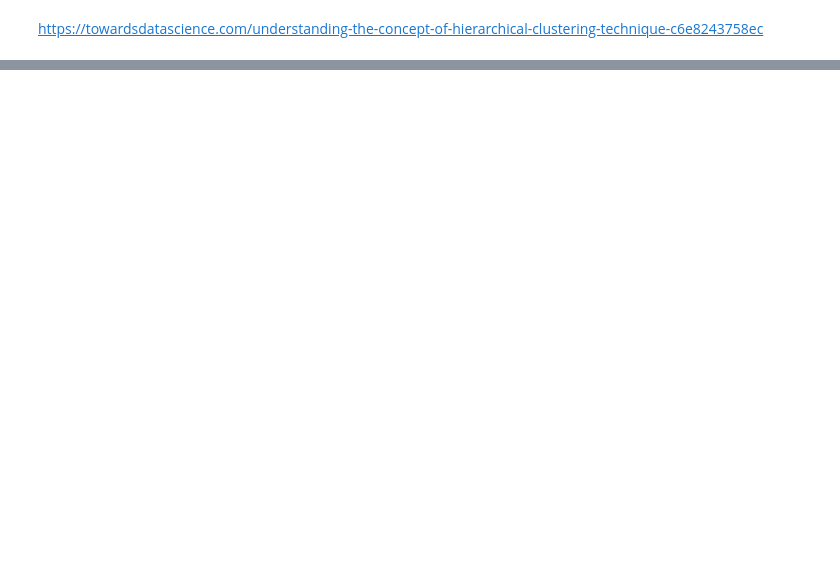
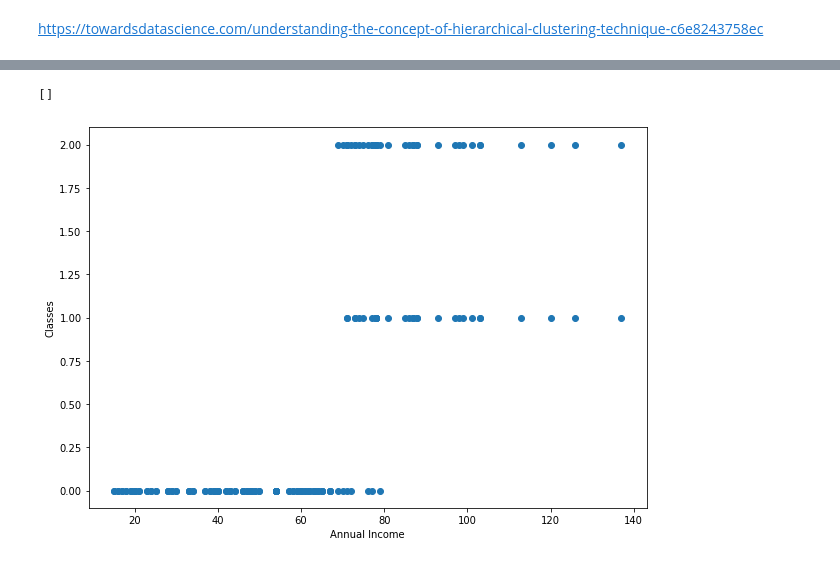
Before and after one commit to cagBRT/Machine-Learning, a Jupyter notebook: Hierarchical_Clustering.ipynb, the cells around one changed output, grey strips where cells are left out. Saved outputs shown, nothing was run; the diff lists cells and outputs as text; code cells hidden in the pictures; blank space fills up the shorter version.

```diff
--- a/Hierarchical_Clustering.ipynb
+++ b/Hierarchical_Clustering.ipynb
@@ -33,0 +81,14 @@ y_hc = hc.fit_predict(X)
+# %%
+()#fitting HC to the dataset
+from sklearn.cluster import AgglomerativeClustering
+hc = AgglomerativeClustering(n_clusters = 3, affinity = 'euclidean', linkage = 'ward')
+y_hc = hc.fit_predict(X)
+# %%
+plt.figure(figsize = (10, 7))
+plt.scatter(X[:,0],y_hc)
+plt.xlabel("Annual Income")
+plt.ylabel("Classes")
+plt.plot()
+# %% [output]
+[]
+[figure, added]
```
Also changed, not shown: parts of 10 cells of this notebook.
